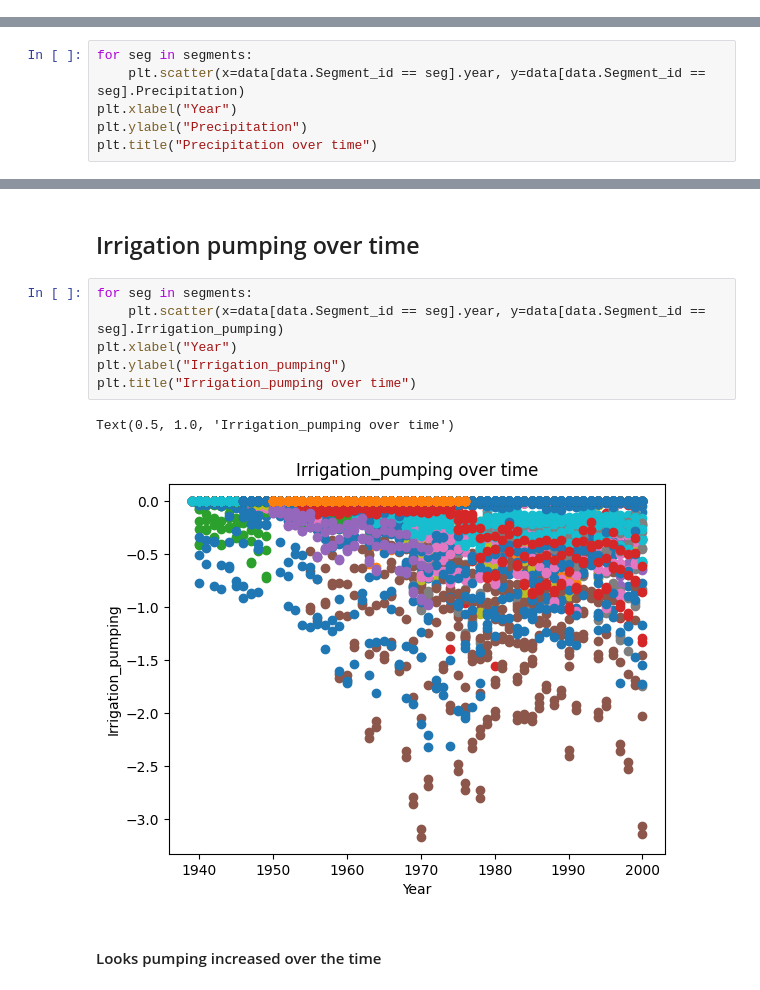
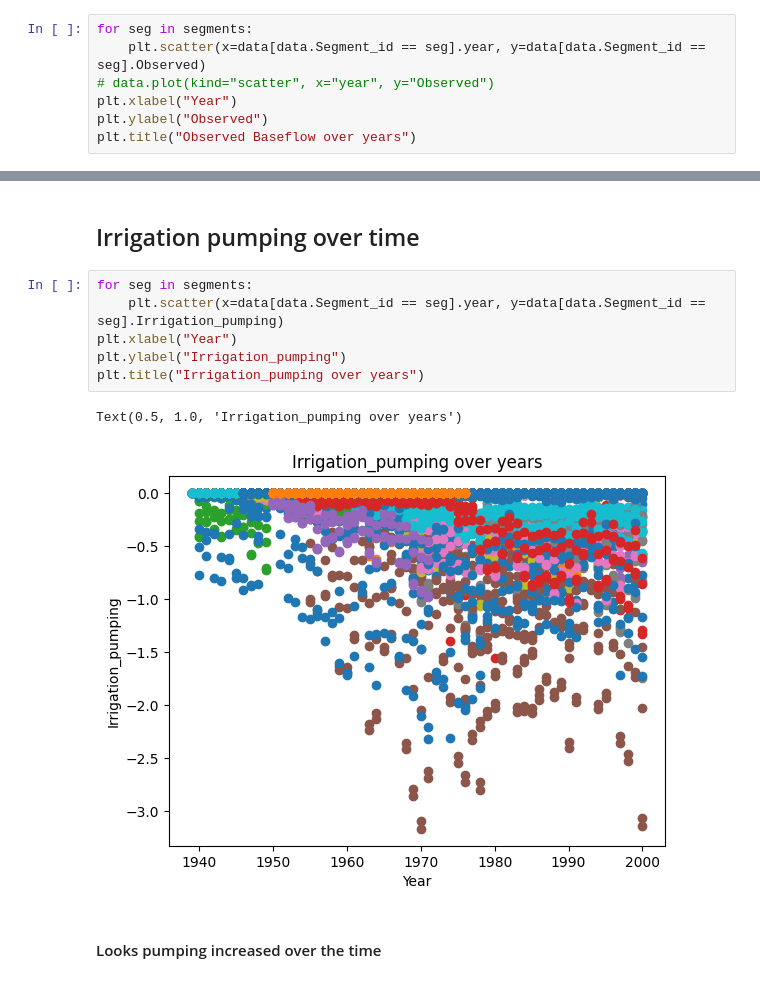
Before and after one commit to sadrajafari/cs6830_project6, a Jupyter notebook: project6.ipynb, the cells around one changed output, grey strips where cells are left out. Cells and saved outputs as stored; diff of their text form.

```diff
--- a/project6.ipynb
+++ b/project6.ipynb
@@ -170,0 +187,7 @@ array([144, 154, 176, 171, 152,  55, 118,  65,  64,  63,  40, 135,  53,
+# %%
+for seg in segments:
+    plt.scatter(x=data[data.Segment_id == seg].year, y=data[data.Segment_id == seg].Observed)
+# data.plot(kind="scatter", x="year", y="Observed")
+plt.xlabel("Year")
+plt.ylabel("Observed")
+plt.title("Observed Baseflow over years")
@@ -195,6 +218,0 @@ Text(0.5, 1.0, 'Precipitation vs Observed baseflow')
-# %%
-for seg in segments:
-    plt.scatter(x=data[data.Segment_id == seg].year, y=data[data.Segment_id == seg].Precipitation)
-plt.xlabel("Year")
-plt.ylabel("Precipitation")
-plt.title("Precipitation over time")
@@ -217,12 +232,12 @@ Text(0.5, 1.0, 'Irrigation_pumping vs baseflow')
 # %%
 for seg in segments:
     plt.scatter(x=data[data.Segment_id == seg].year, y=data[data.Segment_id == seg].Irrigation_pumping)
 plt.xlabel("Year")
 plt.ylabel("Irrigation_pumping")
-plt.title("Irrigation_pumping over time")
+plt.title("Irrigation_pumping over years")
 # %% [output]
-Text(0.5, 1.0, 'Irrigation_pumping over time')
+Text(0.5, 1.0, 'Irrigation_pumping over years')
-[figure, old version]
+[figure, new version]
 # %% [markdown]
 #### Looks pumping increased over the time
 # %% [markdown]
```
Also changed, not shown: parts of 26 cells of this notebook.
